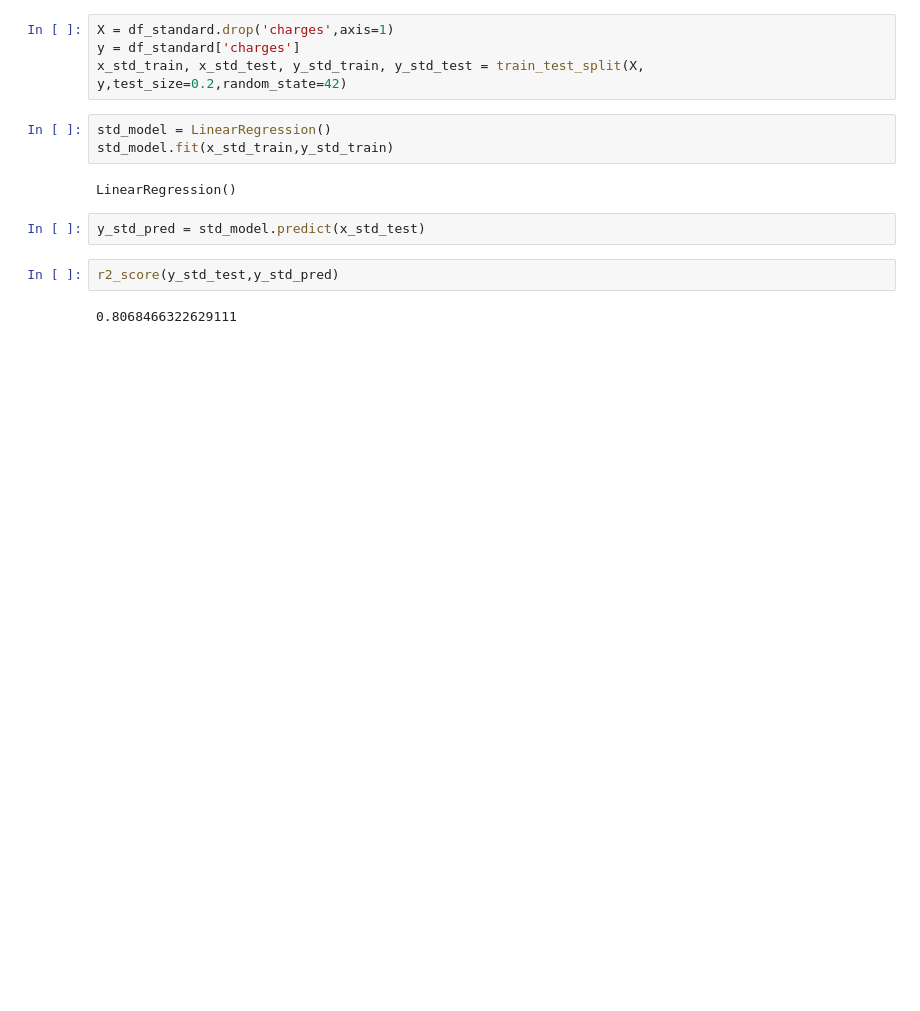
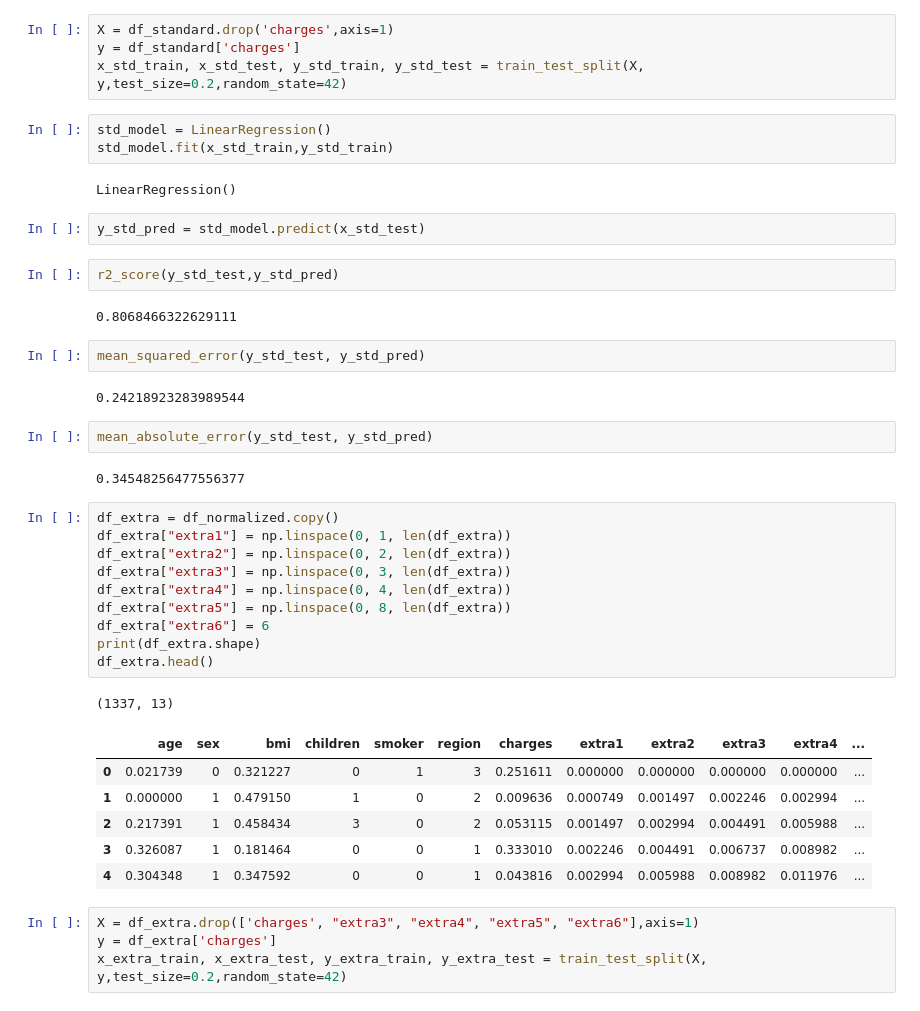
Before and after one commit to sauravkokane/Data-Science-Training, a Jupyter notebook: Linear_Regression.ipynb, the cells around one changed output. Drawn from its saved outputs; the diff is of its cells as text; blank space fills up the shorter version.

```diff
--- a/Linear_Regression.ipynb
+++ b/Linear_Regression.ipynb
@@ -245,3 +264,33 @@ y_std_pred = std_model.predict(x_std_test)
 r2_score(y_std_test,y_std_pred)
 # %% [output]
 0.8068466322629111
+# %%
+mean_squared_error(y_std_test, y_std_pred)
+# %% [output]
+0.24218923283989544
+# %%
+mean_absolute_error(y_std_test, y_std_pred)
+# %% [output]
+0.34548256477556377
+# %%
+df_extra = df_normalized.copy()
+df_extra["extra1"] = np.linspace(0, 1, len(df_extra))
+df_extra["extra2"] = np.linspace(0, 2, len(df_extra))
+df_extra["extra3"] = np.linspace(0, 3, len(df_extra))
+df_extra["extra4"] = np.linspace(0, 4, len(df_extra))
+df_extra["extra5"] = np.linspace(0, 8, len(df_extra))
+df_extra["extra6"] = 6
+print(df_extra.shape)
+df_extra.head()
+# %% [output]
+(1337, 13)
+|  | age | sex | bmi | children | smoker | region | charges | extra1 | extra2 | extra3 | extra4 | ... |
+| 0 | 0.021739 | 0 | 0.321227 | 0 | 1 | 3 | 0.251611 | 0.000000 | 0.000000 | 0.000000 | 0.000000 | ... |
+| 1 | 0.000000 | 1 | 0.479150 | 1 | 0 | 2 | 0.009636 | 0.000749 | 0.001497 | 0.002246 | 0.002994 | ... |
+| 2 | 0.217391 | 1 | 0.458434 | 3 | 0 | 2 | 0.053115 | 0.001497 | 0.002994 | 0.004491 | 0.005988 | ... |
+| 3 | 0.326087 | 1 | 0.181464 | 0 | 0 | 1 | 0.333010 | 0.002246 | 0.004491 | 0.006737 | 0.008982 | ... |
+| 4 | 0.304348 | 1 | 0.347592 | 0 | 0 | 1 | 0.043816 | 0.002994 | 0.005988 | 0.008982 | 0.011976 | ... |
+# %%
+X = df_extra.drop(['charges', "extra3", "extra4", "extra5", "extra6"],axis=1)
+y = df_extra['charges']
+x_extra_train, x_extra_test, y_extra_train, y_extra_test = train_test_split(X, y,test_size=0.2,random_state=42)
```
Also changed, not shown: parts of 26 cells of this notebook.
